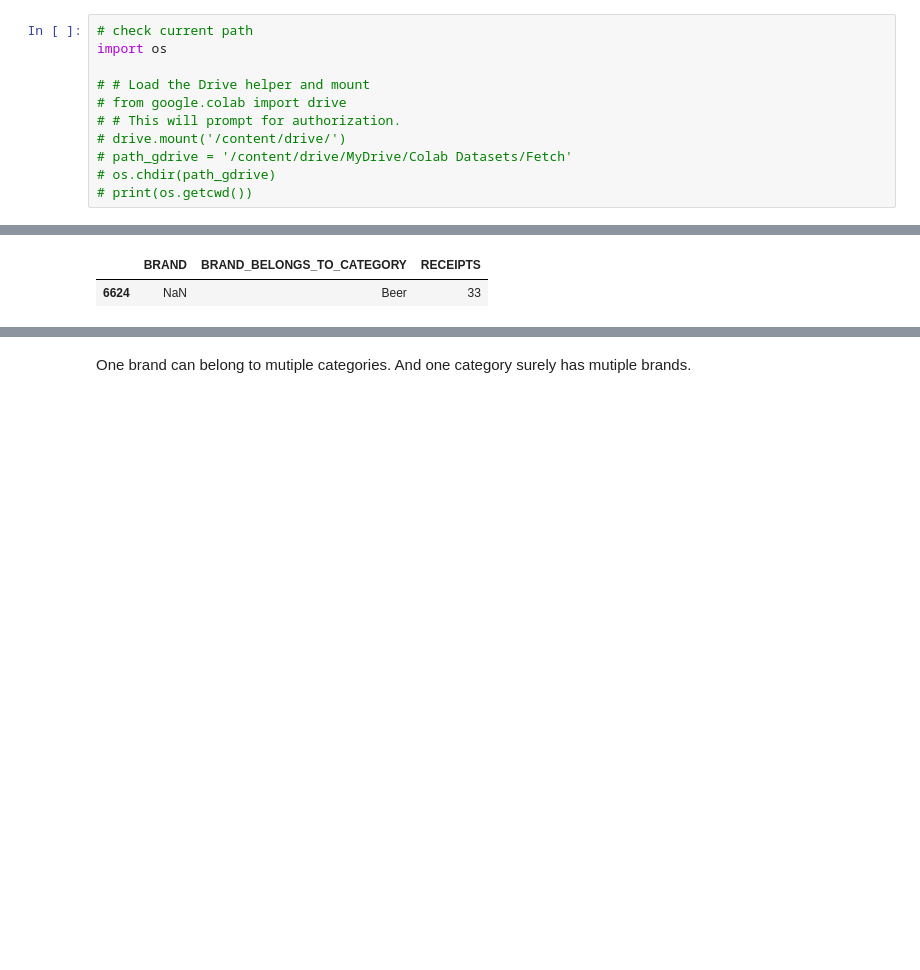
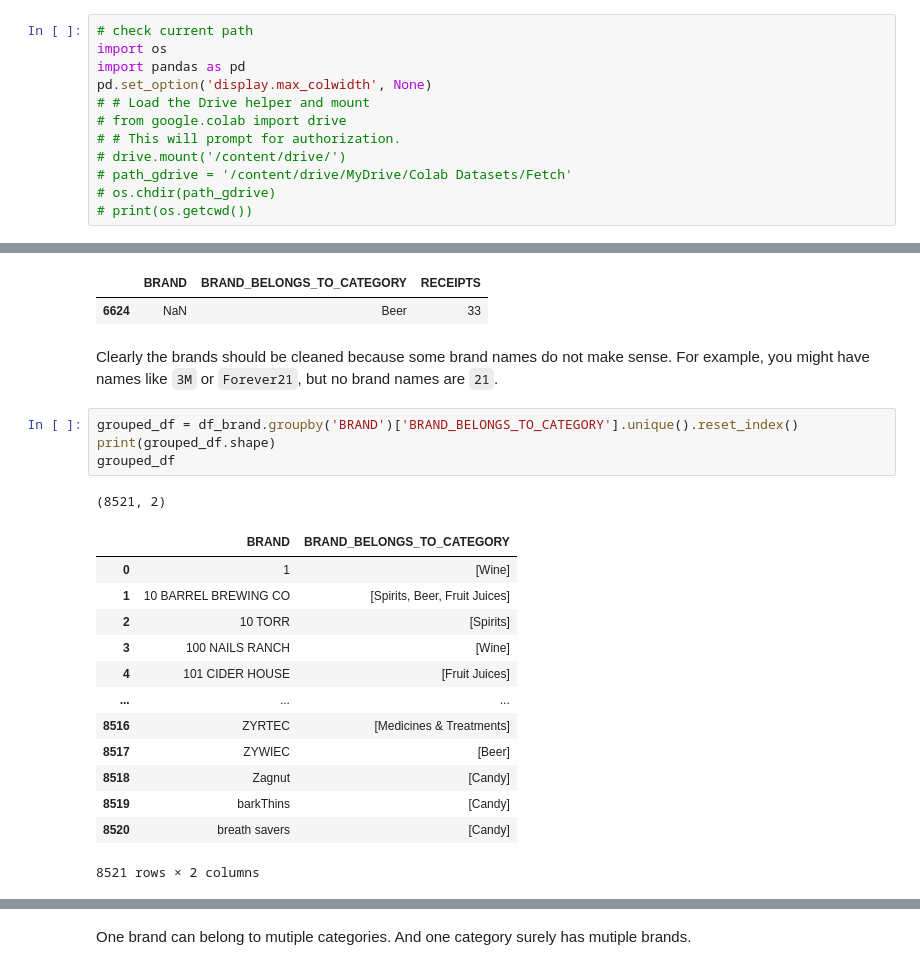
Before and after one commit to hjiangAnthony/retailer_nlp_challenger, a Jupyter notebook: 00-EDA.ipynb, the cells around one changed output, grey strips where cells are left out. Drawn from its saved outputs; the diff is of its cells as text; blank space fills up the shorter version.

```diff
--- a/00-EDA.ipynb
+++ b/00-EDA.ipynb
@@ -21,7 +21,8 @@ category.
 # %%
 # check current path
 import os
-
+import pandas as pd
+pd.set_option('display.max_colwidth', None)
 # # Load the Drive helper and mount
 # from google.colab import drive
 # # This will prompt for authorization.
@@ -299,3 +299,24 @@ df_brand[df_brand["BRAND"].isnull() == True]
 # %% [output]
 |  | BRAND | BRAND_BELONGS_TO_CATEGORY | RECEIPTS |
 | 6624 | NaN | Beer | 33 |
+# %% [markdown]
+Clearly the brands should be cleaned because some brand names do not make sense. For example, you might have names like `3M` or `Forever21`, but no brand names are `21`.
+# %%
+grouped_df = df_brand.groupby('BRAND')['BRAND_BELONGS_TO_CATEGORY'].unique().reset_index()
+print(grouped_df.shape)
+grouped_df
+# %% [output]
+(8521, 2)
+|  | BRAND | BRAND_BELONGS_TO_CATEGORY |
+| 0 | 1 | [Wine] |
+| 1 | 10 BARREL BREWING CO | [Spirits, Beer, Fruit Juices] |
+| 2 | 10 TORR | [Spirits] |
+| 3 | 100 NAILS RANCH | [Wine] |
+| 4 | 101 CIDER HOUSE | [Fruit Juices] |
+| ... | ... | ... |
+| 8516 | ZYRTEC | [Medicines & Treatments] |
+| 8517 | ZYWIEC | [Beer] |
+| 8518 | Zagnut | [Candy] |
+| 8519 | barkThins | [Candy] |
+| 8520 | breath savers | [Candy] |
+8521 rows × 2 columns
```
Also changed, not shown: parts of 15 cells of this notebook, 5 other files.
